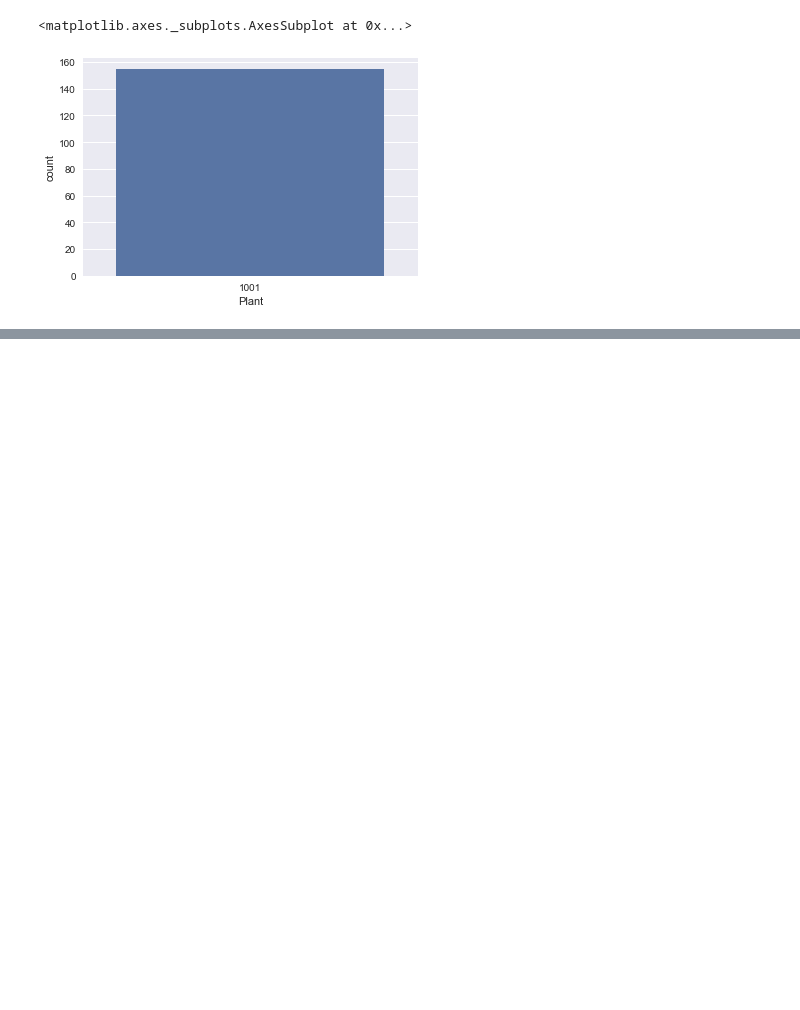
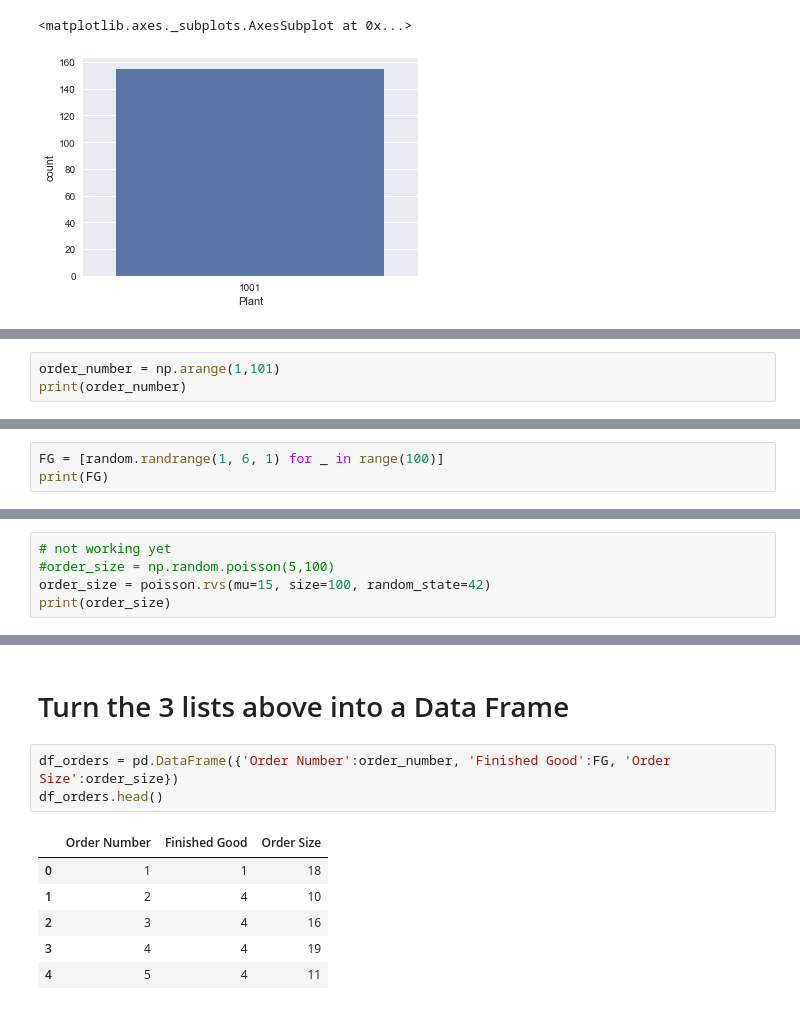
Before and after one commit to BigTerk/DSC541Lonovo, a Jupyter notebook: Lenovo.ipynb, the cells around one changed output, grey strips where cells are left out. Saved outputs shown, nothing was run; the diff lists cells and outputs as text; blank space fills up the shorter version.

```diff
--- a/Lenovo.ipynb
+++ b/Lenovo.ipynb
@@ -80,0 +111,3 @@ Name: item/Component, Length: 145, dtype: int64
+# %%
+order_number = np.arange(1,101)
+print(order_number)
@@ -80,0 +123,3 @@ Name: item/Component, Length: 145, dtype: int64
+# %%
+FG = [random.randrange(1, 6, 1) for _ in range(100)]
+print(FG)
@@ -80,0 +130,5 @@ Name: item/Component, Length: 145, dtype: int64
+# %%
+# not working yet
+#order_size = np.random.poisson(5,100)
+order_size = poisson.rvs(mu=15, size=100, random_state=42)
+print(order_size)
@@ -80,0 +161,12 @@ Name: item/Component, Length: 145, dtype: int64
+# %% [markdown]
+# Turn the 3 lists above into a Data Frame
+# %%
+df_orders = pd.DataFrame({'Order Number':order_number, 'Finished Good':FG, 'Order Size':order_size})
+df_orders.head()
+# %% [output]
+|  | Order Number | Finished Good | Order Size |
+| 0 | 1 | 1 | 18 |
+| 1 | 2 | 4 | 10 |
+| 2 | 3 | 4 | 16 |
+| 3 | 4 | 4 | 19 |
+| 4 | 5 | 4 | 11 |
```
Also changed, not shown: parts of 16 cells of this notebook.
